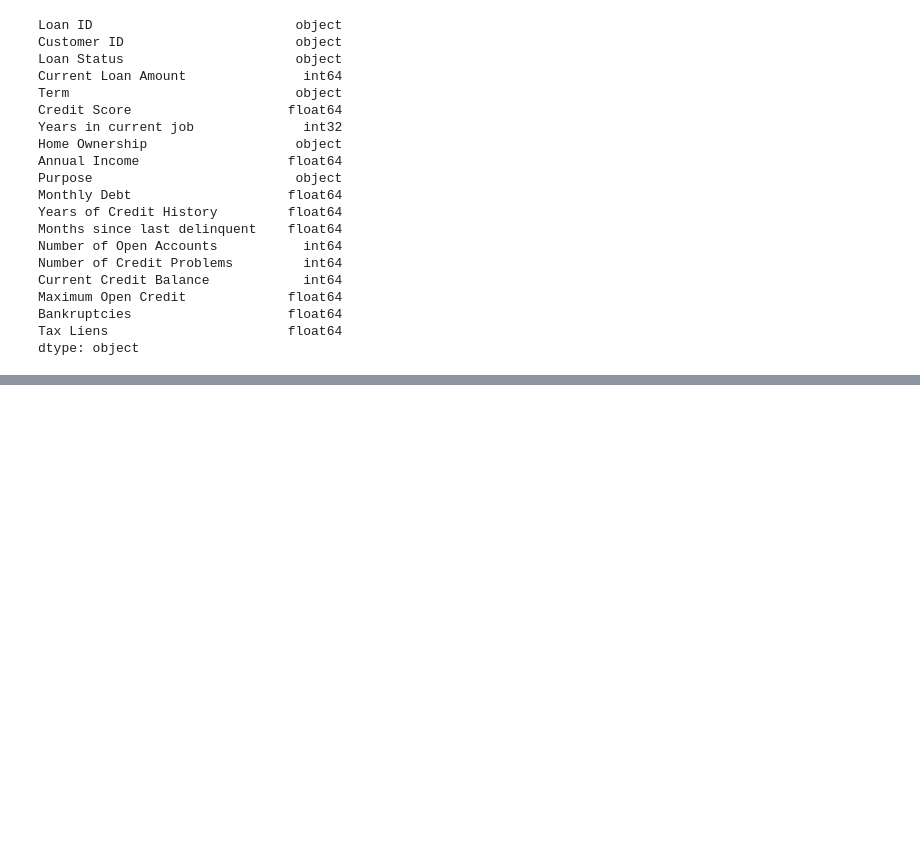
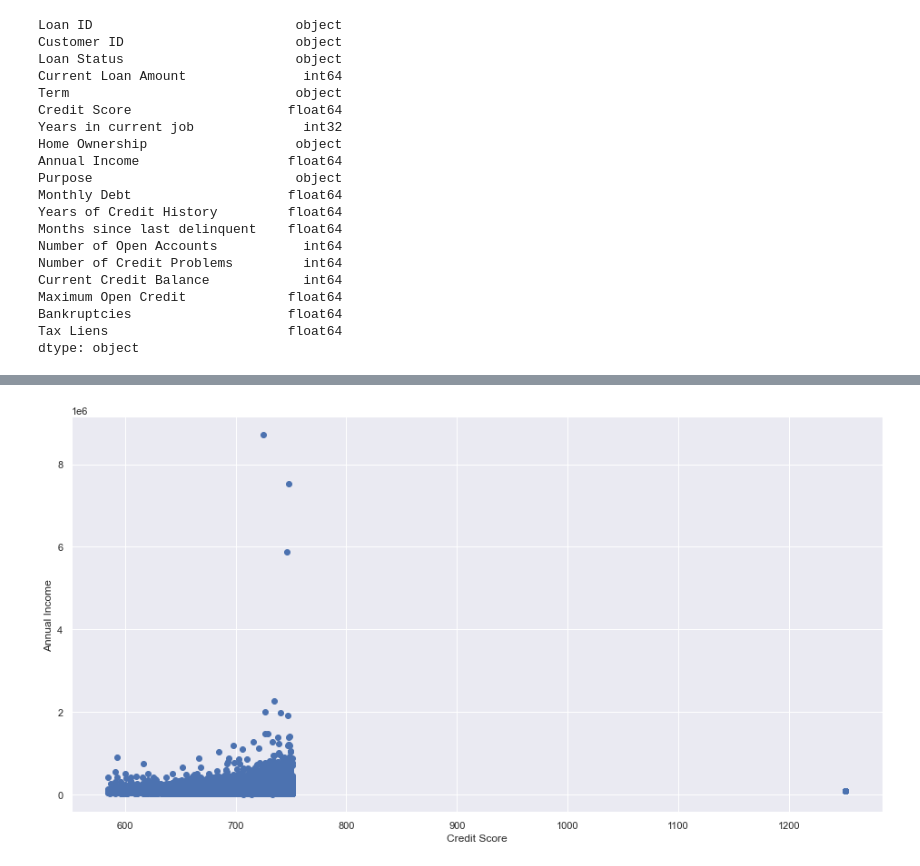
Before and after one commit to supermanimmy/loan-dataset-exploration, a Jupyter notebook: Loan Dataset Exploration.ipynb, the cells around one changed output, grey strips where cells are left out. Saved outputs shown, nothing was run; the diff lists cells and outputs as text; code cells hidden in the pictures; blank space fills up the shorter version.

```diff
--- a/Loan Dataset Exploration.ipynb
+++ b/Loan Dataset Exploration.ipynb
@@ -239,2 +264,10 @@ dtype: object
+# %%
+fig, ax = pp.subplots(figsize=(16,8))
+ax.scatter(loan['Credit Score'], loan['Annual Income'])
+ax.set_xlabel('Credit Score')
+ax.set_ylabel('Annual Income')
+pp.show()
+# %% [output]
+[figure, added]
 # %% [markdown]
 ## Part 2: Exploratory Data Analysis
```
Also changed, not shown: parts of 14 cells of this notebook.
